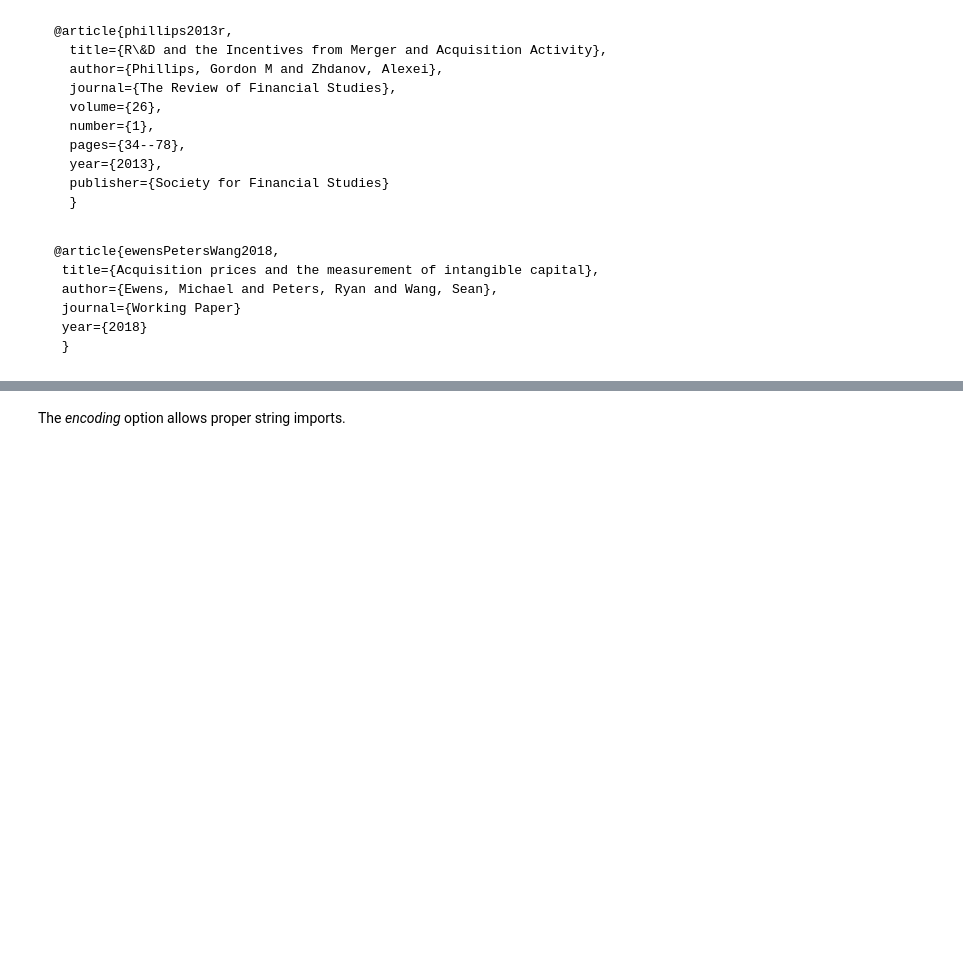
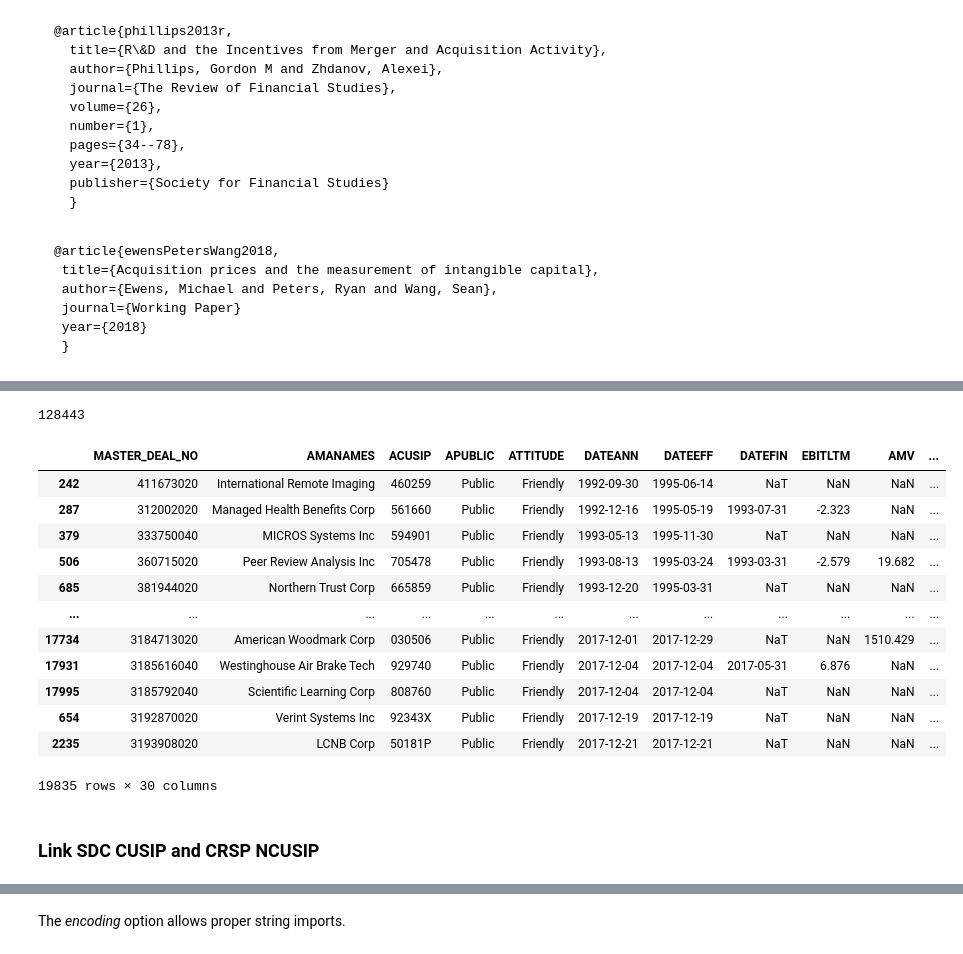
Before and after one commit to heejinohn/cko2019, a Jupyter notebook: 1_code/Review_IV.ipynb, the cells around one changed output, grey strips where cells are left out. Cells and saved outputs as stored; diff of their text form; code cells hidden in the pictures; blank space fills up the shorter version.

```diff
--- a/1_code/Review_IV.ipynb
+++ b/1_code/Review_IV.ipynb
@@ -204,0 +316,15 @@ See the caveats in the documentation: http://pandas.pydata.org/pandas-docs/stabl
+# %%
+# category variables
+for col in ['master_deal_no', 'acusip', 'apublic', 'attitude', 'tnationcode', 'tpublic', 'master_cusip']:
+    compmna[col] = compmna[col].astype('category')
+
+var = list(compmna)
+# floats
+for col in var[8:23]:
+#     # ENTVAL 'M' Form of Deal is Merger 'P' Deal Status is Partial
+#     compmna[col] = np.where(compmna[col].astype(str).isin(['nan', 'None', 'P', 'M']), np.NaN, compmna[col].astype(str).str.replace(',',''))
+    compmna.loc[col] = pd.to_numeric(compmna[, col]).astype(float)
+
+# date variables
+for col in ['dateann', 'dateeff', 'datefin']:
+    compmna[col] = compmna[col].astype('datetime64[ns]')
@@ -204,0 +333,2 @@ See the caveats in the documentation: http://pandas.pydata.org/pandas-docs/stabl
+# %%
+compmna = compmna[(compmna['dateeff'].dt.year >= 1995) & (compmna['dateeff'].dt.year <= 2017)].drop_duplicates(keep='last')
@@ -271,0 +369,6 @@ datadate.set_index(['gvkey1', 'year'], inplace=True)
+# %%
+sdc_link = pd.read_csv('/Users/ohn0000/Dropbox/Project/cko/0_data/external/dealnum_to_gvkey.csv',
+                       dtype={'DealNumber':'Int64', 'agvkey':'Int64', 'tgvkey':'Int64'},
+                       index_col='DealNumber')
+# %%
+compmna['MASTER_DEAL_NO'] = pd.to_numeric(compmna['MASTER_DEAL_NO']).astype('Int64')
@@ -271,0 +392,20 @@ datadate.set_index(['gvkey1', 'year'], inplace=True)
+# %%
+len(sdc_link)
+# %% [output]
+128443
+# %%
+compmna = pd.merge(compmna, sdc_link, left_on='MASTER_DEAL_NO', right_index=True, how='left')
+# %% [output]
+|  | MASTER_DEAL_NO | AMANAMES | ACUSIP | APUBLIC | ATTITUDE | DATEANN | DATEEFF | DATEFIN | EBITLTM | AMV | ... |
+| 242 | 411673020 | International Remote Imaging | 460259 | Public | Friendly | 1992-09-30 | 1995-06-14 | NaT | NaN | NaN | ... |
+| 287 | 312002020 | Managed Health Benefits Corp | 561660 | Public | Friendly | 1992-12-16 | 1995-05-19 | 1993-07-31 | -2.323 | NaN | ... |
+| 379 | 333750040 | MICROS Systems Inc | 594901 | Public | Friendly | 1993-05-13 | 1995-11-30 | NaT | NaN | NaN | ... |
+| 506 | 360715020 | Peer Review Analysis Inc | 705478 | Public | Friendly | 1993-08-13 | 1995-03-24 | 1993-03-31 | -2.579 | 19.682 | ... |
+| 685 | 381944020 | Northern Trust Corp | 665859 | Public | Friendly | 1993-12-20 | 1995-03-31 | NaT | NaN | NaN | ... |
+| ... | ... | ... | ... | ... | ... | ... | ... | ... | ... | ... | ... |
+| 17734 | 3184713020 | American Woodmark Corp | 030506 | Public | Friendly | 2017-12-01 | 2017-12-29 | NaT | NaN | 1510.429 | ... |
+| 17931 | 3185616040 | Westinghouse Air Brake Tech | 929740 | Public | Friendly | 2017-12-04 | 2017-12-04 | 2017-05-31 | 6.876 | NaN | ... |
+| 17995 | 3185792040 | Scientific Learning Corp | 808760 | Public | Friendly | 2017-12-04 | 2017-12-04 | NaT | NaN | NaN | ... |
+| 654 | 3192870020 | Verint Systems Inc | 92343X | Public | Friendly | 2017-12-19 | 2017-12-19 | NaT | NaN | NaN | ... |
+| 2235 | 3193908020 | LCNB Corp | 50181P | Public | Friendly | 2017-12-21 | 2017-12-21 | NaT | NaN | NaN | ... |
+19835 rows × 30 columns
@@ -271,0 +442,2 @@ datadate.set_index(['gvkey1', 'year'], inplace=True)
+# %% [markdown]
+### Link SDC CUSIP and CRSP NCUSIP
```
Also changed, not shown: parts of 138 cells of this notebook, 1 other file.
